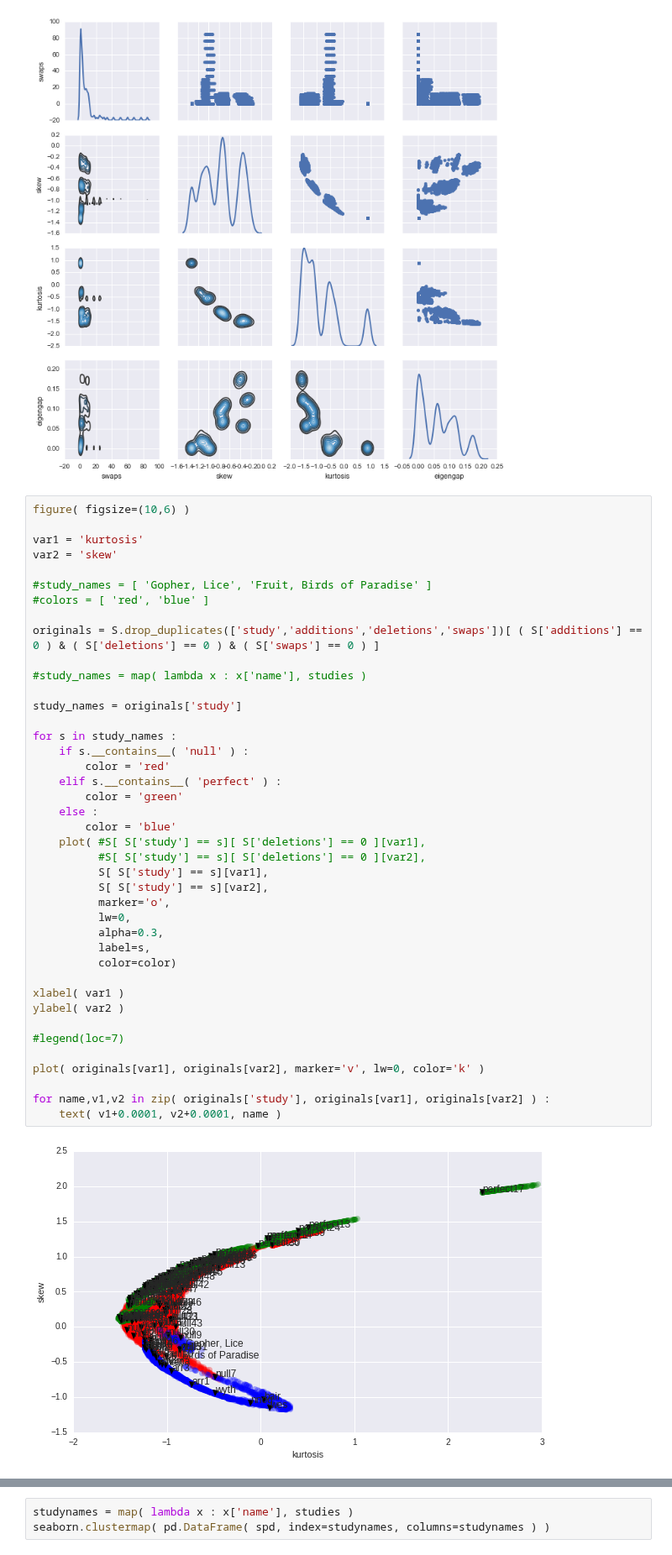
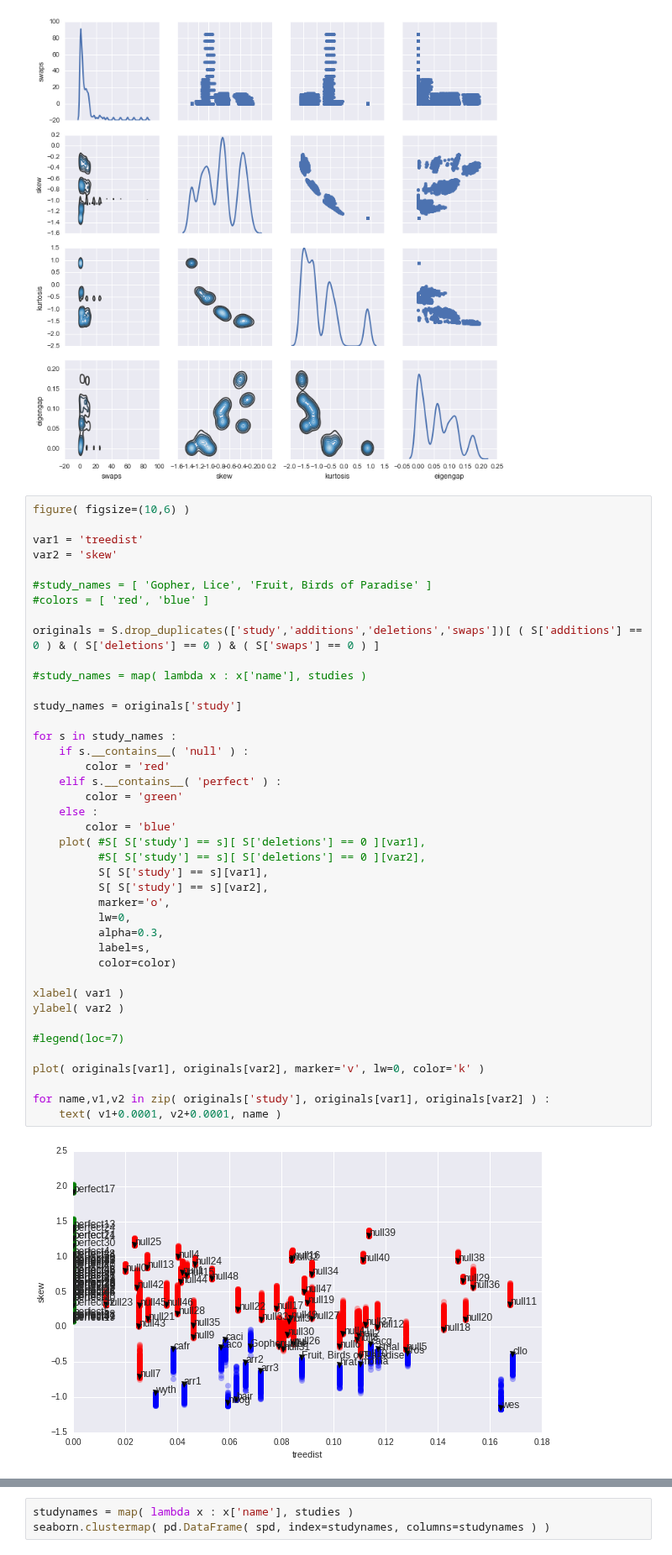
Before and after one commit to ryneches/SuchTree, a Jupyter notebook: example_3.ipynb, the cells around one changed output, grey strips where cells are left out. Shown at 84% size. Drawn from its saved outputs; the diff is of its cells as text.

```diff
--- a/example_3.ipynb
+++ b/example_3.ipynb
@@ -369,7 +369,7 @@ grid.map_diag(seaborn.kdeplot, lw=2)
 # %%
 figure( figsize=(10,6) )
 
-var1 = 'kurtosis'
+var1 = 'treedist'
 var2 = 'skew'
 
 #study_names = [ 'Gopher, Lice', 'Fruit, Birds of Paradise' ]
@@ -381,34 +381,34 @@ originals = S.drop_duplicates(['study','additions','deletions','swaps'])[ ( S['a
 
 study_names = originals['study']
 
 for s in study_names :
     if s.__contains__( 'null' ) :
         color = 'red'
     elif s.__contains__( 'perfect' ) :
         color = 'green'
     else :
         color = 'blue'
     plot( #S[ S['study'] == s][ S['deletions'] == 0 ][var1],
           #S[ S['study'] == s][ S['deletions'] == 0 ][var2],
           S[ S['study'] == s][var1],
           S[ S['study'] == s][var2],
           marker='o',
           lw=0,
           alpha=0.3,
           label=s,
           color=color)
 
 xlabel( var1 )
 ylabel( var2 )
 
 #legend(loc=7)
 
 plot( originals[var1], originals[var2], marker='v', lw=0, color='k' )
 
 for name,v1,v2 in zip( originals['study'], originals[var1], originals[var2] ) :
     text( v1+0.0001, v2+0.0001, name )
 # %% [output]
-[figure, old version]
+[figure, new version]
 # %%
 #originals.to_csv('spectral_space.csv')
 #S['norm_eigengap'] =  S['eigengap'] / ( S['n_hosts'] + S['n_guests'] )
```
Also changed, not shown: parts of 3 cells of this notebook.
